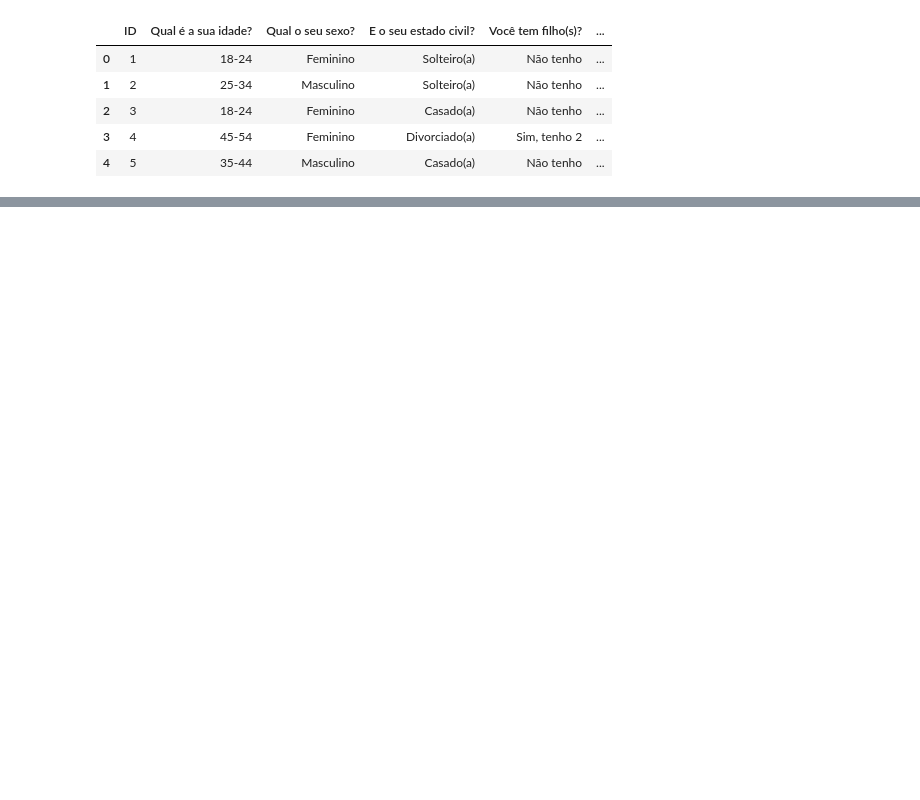
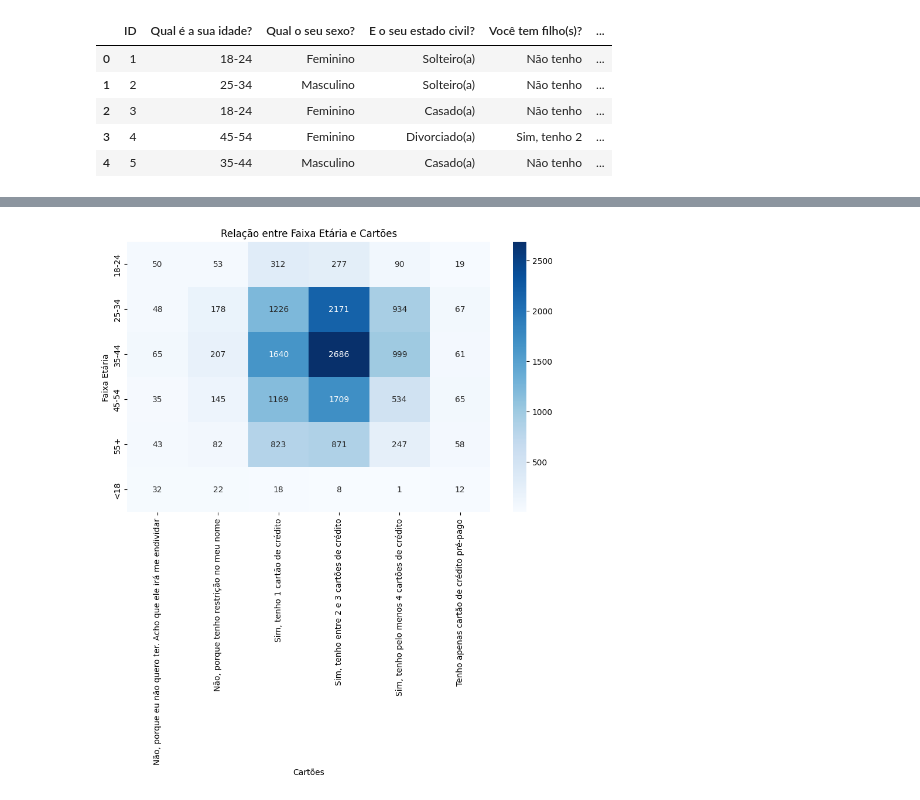
Before and after one commit to yurikomuta/movement, a Jupyter notebook: movement.ipynb, the cells around one changed output, grey strips where cells are left out. Drawn from its saved outputs; the diff is of its cells as text; code cells hidden in the pictures; blank space fills up the shorter version.

```diff
--- a/movement.ipynb
+++ b/movement.ipynb
@@ -233,0 +296,13 @@ plt.show()
+# %%
+# Criar uma tabela de contingência entre faixa etária e cartões
+contingency_table = pd.crosstab(df[df.columns[1]], df[df.columns[8]])
+
+# Criar um heatmap a partir da tabela de contingência
+plt.figure(figsize=(10, 6))
+sns.heatmap(contingency_table, annot=True, fmt='d', cmap='Blues')
+plt.title('Relação entre Faixa Etária e Cartões')
+plt.xlabel('Cartões')
+plt.ylabel('Faixa Etária')
+plt.show()
+# %% [output]
+[figure, added]
```
Also changed, not shown: parts of 52 cells of this notebook.
